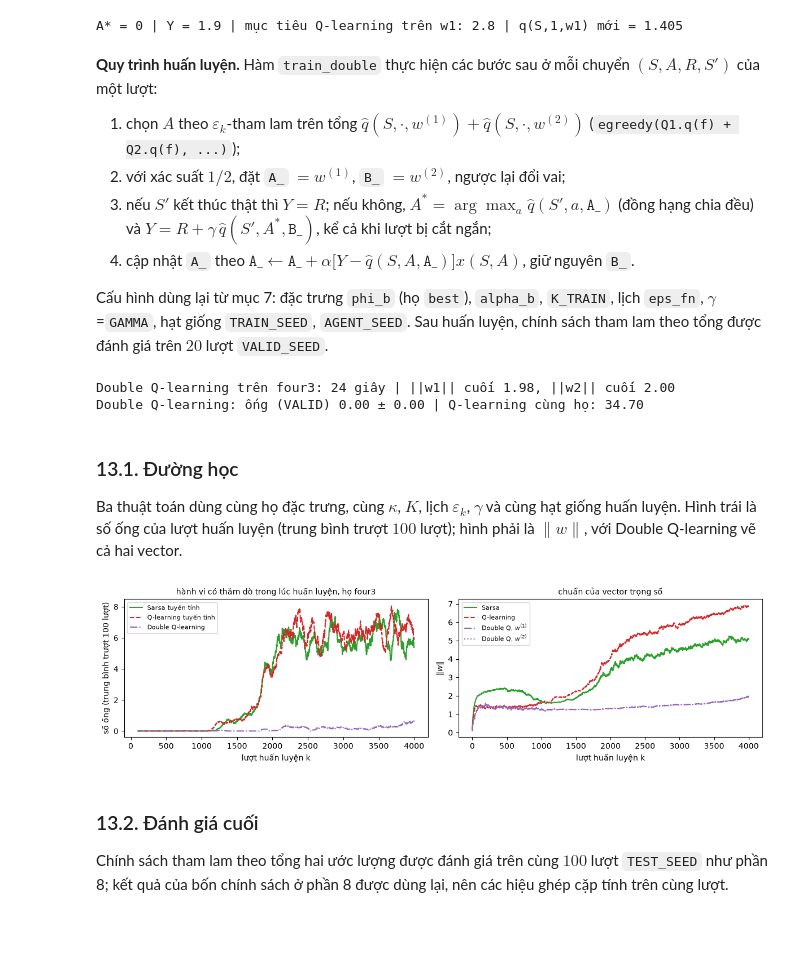
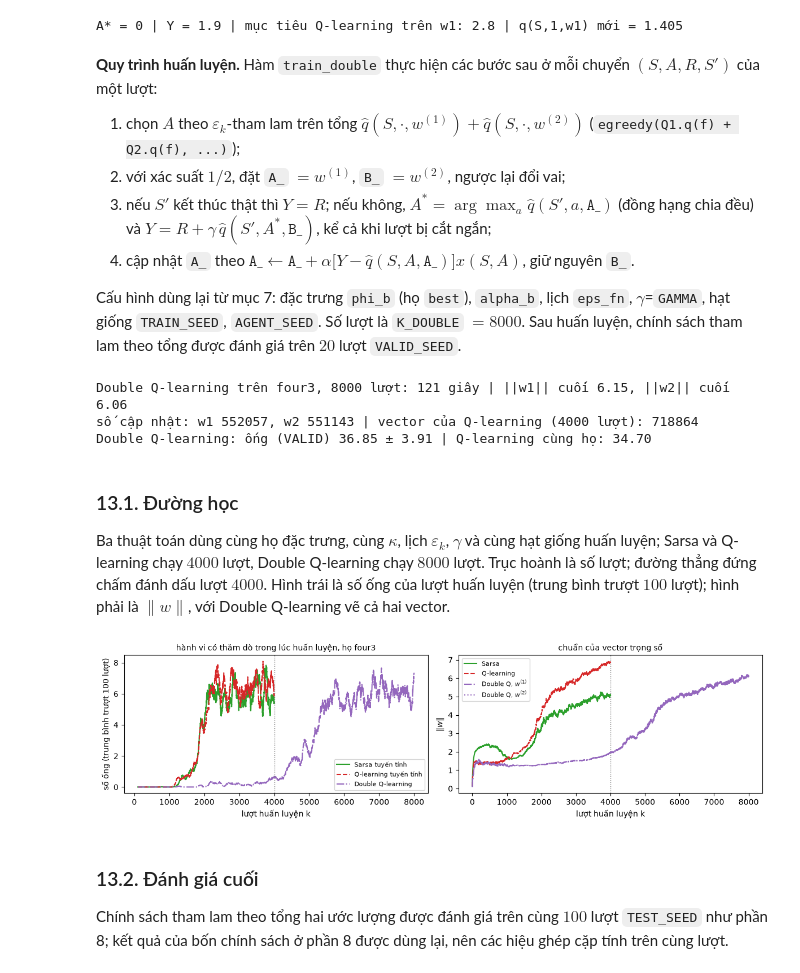
Before and after one commit to uet-iai-course/reinforcement-learning-planning, a Jupyter notebook: 2627-1/materials/lec-07/thuc-hanh-flappybird-dieu-khien-tuyen-tinh.ipynb, the cells around one changed output. Drawn from its saved outputs; the diff is of its cells as text; code cells hidden in the pictures; blank space fills up the shorter version.

```diff
--- a/2627-1/materials/lec-07/thuc-hanh-flappybird-dieu-khien-tuyen-tinh.ipynb
+++ b/2627-1/materials/lec-07/thuc-hanh-flappybird-dieu-khien-tuyen-tinh.ipynb
@@ -597,13 +597,13 @@ def linear_eps(k, eps_end=0.01, k_decay=1200):
 
 def train_linear(algo, phi, p, K, alpha, eps_fn, env_seed=TRAIN_SEED, agent_seed=AGENT_SEED, gamma=GAMMA):
     env_t = make_env(); Q = LinearQ(p); rng = np.random.default_rng(agent_seed)
-    log = dict(score=[], total=[], wnorm=[])
+    log = dict(score=[], total=[], wnorm=[], steps=[])
     for k in range(K):
         eps = eps_fn(k)
         o, _ = env_t.reset(seed=env_seed + k); f = phi(o); qv = Q.q(f)          # bước 1
-        a = egreedy(qv, eps, rng); R = 0.0
+        a = egreedy(qv, eps, rng); R = 0.0; n_steps = 0
         while True:
-            o2, r, term, trunc, info = env_t.step(a); R += r                     # bước 2
+            o2, r, term, trunc, info = env_t.step(a); R += r; n_steps += 1       # bước 2
             f2 = phi(o2); q2 = Q.q(f2)                                          # q_hat(S', ., w) trước cập nhật
             if term:
                 y = r; a2 = None
@@ -617,6 +617,7 @@ def train_linear(algo, phi, p, K, alpha, eps_fn, env_seed=TRAIN_SEED, agent_seed
             f = f2; qv = Q.q(f2)                                                # bước 4
             a = a2 if algo == "sarsa" else egreedy(qv, eps, rng)
         log["score"].append(info["score"]); log["total"].append(R); log["wnorm"].append(Q.norm())
+        log["steps"].append(n_steps)                                                 # số cập nhật trong lượt
     return Q, {k: np.array(v) for k, v in log.items()}
 
 
@@ -1132,7 +1133,7 @@ A* = 0 | Y = 1.9 | mục tiêu Q-learning trên w1: 2.8 | q(S,1,w1) mới = 1.40
 3. nếu $S'$ kết thúc thật thì $Y=R$; nếu không, $A^*=\arg\max_a\hat q(S',a,\texttt{A\_})$ (đồng hạng chia đều) và $Y=R+\gamma\,\hat q(S',A^*,\texttt{B\_})$, kể cả khi lượt bị cắt ngắn;
 4. cập nhật `A_` theo $\texttt{A\_}\leftarrow\texttt{A\_}+\alpha\big[Y-\hat q(S,A,\texttt{A\_})\big]x(S,A)$, giữ nguyên `B_`.
 
-Cấu hình dùng lại từ mục 7: đặc trưng `phi_b` (họ `best`), `alpha_b`, `K_TRAIN`, lịch `eps_fn`, $\gamma$=`GAMMA`, hạt giống `TRAIN_SEED`, `AGENT_SEED`. Sau huấn luyện, chính sách tham lam theo tổng được đánh giá trên $20$ lượt `VALID_SEED`.
+Cấu hình dùng lại từ mục 7: đặc trưng `phi_b` (họ `best`), `alpha_b`, lịch `eps_fn`, $\gamma$=`GAMMA`, hạt giống `TRAIN_SEED`, `AGENT_SEED`. Số lượt là `K_DOUBLE` $=8000$. Sau huấn luyện, chính sách tham lam theo tổng được đánh giá trên $20$ lượt `VALID_SEED`.
 # %%
 def argmax_ties(qv, rng):
     G = np.flatnonzero(qv == qv.max())
@@ -1142,7 +1143,7 @@ def argmax_ties(qv, rng):
 def train_double(phi, p, K, alpha, eps_fn, env_seed=TRAIN_SEED, agent_seed=AGENT_SEED, gamma=GAMMA):
     # Double Q-learning tuyến tính: cùng hạt giống huấn luyện và tác tử như train_linear ở mục 7
     env_t = make_env(); Q1, Q2 = LinearQ(p), LinearQ(p); rng = np.random.default_rng(agent_seed)
-    log = dict(score=[], total=[], wnorm1=[], wnorm2=[])
+    log = dict(score=[], total=[], wnorm1=[], wnorm2=[]); n_upd = [0, 0]      # số cập nhật của w1, w2
     for k in range(K):
         eps = eps_fn(k)
         o, _ = env_t.reset(seed=env_seed + k); f = phi(o); R_ep = 0.0
@@ -1157,50 +1158,58 @@ def train_double(phi, p, K, alpha, eps_fn, env_seed=TRAIN_SEED, agent_seed=AGENT
                 a_star = argmax_ties(A_.q(f2), rng)            # chọn hành động bằng A_
                 y = r + gamma * B_.q(f2)[a_star]                # đánh giá bằng B_
             A_.update(f, a, alpha * (y - A_.q(f)[a]))
+            n_upd[0 if A_ is Q1 else 1] += 1
             if term or trunc:
                 break
             f = f2
         log["score"].append(info["score"]); log["total"].append(R_ep)
         log["wnorm1"].append(Q1.norm()); log["wnorm2"].append(Q2.norm())
-    return Q1, Q2, {k: np.array(v) for k, v in log.items()}
+    out = {k: np.array(v) for k, v in log.items()}; out["n_upd"] = n_upd
+    return Q1, Q2, out
 
 
+K_DOUBLE = 8000                                           # gấp đôi K_TRAIN, theo yêu cầu (xem trên)
 t0 = time.time()
-Q1_d, Q2_d, log_d = train_double(phi_b, p_b, K_TRAIN, alpha_b, eps_fn)
-print(f"Double Q-learning trên {best}: {time.time() - t0:.0f} giây | ||w1|| cuối {log_d['wnorm1'][-1]:.2f}, "
+Q1_d, Q2_d, log_d = train_double(phi_b, p_b, K_DOUBLE, alpha_b, eps_fn)
+print(f"Double Q-learning trên {best}, {K_DOUBLE} lượt: {time.time() - t0:.0f} giây | ||w1|| cuối {log_d['wnorm1'][-1]:.2f}, "
       f"||w2|| cuối {log_d['wnorm2'][-1]:.2f}")
+print(f"số cập nhật: w1 {log_d['n_upd'][0]}, w2 {log_d['n_upd'][1]} | vector của Q-learning ({K_TRAIN} lượt): "
+      f"{compare[best]['log']['steps'].sum()}")
 pol_double = lambda o, rng: egreedy(Q1_d.q(phi_b(o)) + Q2_d.q(phi_b(o)), 0.0, rng)   # tham lam theo tổng
 res_dv = evaluate(env, pol_double, N_VALID, VALID_SEED)
 print(f"Double Q-learning: ống (VALID) {res_dv['score'].mean():.2f} ± {res_dv['score'].std(ddof=1) / np.sqrt(N_VALID):.2f} "
       f"| Q-learning cùng họ: {compare[best]['res']['score'].mean():.2f}")
 # %% [output]
-Double Q-learning trên four3: 24 giây | ||w1|| cuối 1.98, ||w2|| cuối 2.00
-Double Q-learning: ống (VALID) 0.00 ± 0.00 | Q-learning cùng họ: 34.70
+Double Q-learning trên four3, 8000 lượt: 121 giây | ||w1|| cuối 6.15, ||w2|| cuối 6.06
+số cập nhật: w1 552057, w2 551143 | vector của Q-learning (4000 lượt): 718864
+Double Q-learning: ống (VALID) 36.85 ± 3.91 | Q-learning cùng họ: 34.70
 # %% [markdown]
 ### 13.1. Đường học
 
-Ba thuật toán dùng cùng họ đặc trưng, cùng $\kappa$, $K$, lịch $\varepsilon_k$, $\gamma$ và cùng hạt giống huấn luyện. Hình trái là số ống của lượt huấn luyện (trung bình trượt $100$ lượt); hình phải là $\lVert w\rVert$, với Double Q-learning vẽ cả hai vector.
+Ba thuật toán dùng cùng họ đặc trưng, cùng $\kappa$, lịch $\varepsilon_k$, $\gamma$ và cùng hạt giống huấn luyện; Sarsa và Q-learning chạy $4000$ lượt, Double Q-learning chạy $8000$ lượt. Trục hoành là số lượt; đường thẳng đứng chấm đánh dấu lượt $4000$. Hình trái là số ống của lượt huấn luyện (trung bình trượt $100$ lượt); hình phải là $\lVert w\rVert$, với Double Q-learning vẽ cả hai vector.
 # %%
 fig, axes = plt.subplots(1, 2, figsize=(12, 3.4))
 # trái: số ống của lượt huấn luyện (hành vi có thăm dò), trung bình trượt 100 lượt
 # phải: chuẩn vector trọng số theo lượt; Double Q vẽ riêng w1 và w2
 curves = {"Sarsa tuyến tính": (log_sarsa["score"], ("tab:green", "-")),
           "Q-learning tuyến tính": (compare[best]["log"]["score"], ("tab:red", "--")),
           "Double Q-learning": (log_d["score"], ("tab:purple", "-."))}
 for name, (sc, (col, ls)) in curves.items():
-    axes[0].plot(np.arange(100, K_TRAIN + 1), np.convolve(sc, np.ones(100) / 100, mode="valid"), color=col, ls=ls, label=name)
+    axes[0].plot(np.arange(100, len(sc) + 1), np.convolve(sc, np.ones(100) / 100, mode="valid"), color=col, ls=ls, label=name)
+for ax in axes:
+    ax.axvline(K_TRAIN, color="0.5", ls=":", lw=1)                     # lượt 4000: hết ngân sách của Sarsa, Q-learning
 axes[1].plot(log_sarsa["wnorm"], color="tab:green", ls="-", label="Sarsa")
 axes[1].plot(compare[best]["log"]["wnorm"], color="tab:red", ls="--", label="Q-learning")
 axes[1].plot(log_d["wnorm1"], color="tab:purple", ls="-.", label="Double Q, $w^{(1)}$")
 axes[1].plot(log_d["wnorm2"], color="tab:purple", ls=":", label="Double Q, $w^{(2)}$")
 axes[0].set_xlabel("lượt huấn luyện k"); axes[0].set_ylabel("số ống (trung bình trượt 100 lượt)")
 axes[0].set_title(f"hành vi có thăm dò trong lúc huấn luyện, họ {best}", fontsize=10)
 axes[1].set_xlabel("lượt huấn luyện k"); axes[1].set_ylabel(r"$\|w\|$"); axes[1].set_title("chuẩn của vector trọng số", fontsize=10)
 for ax in axes:
     ax.legend(fontsize=8)
 fig.tight_layout(); plt.show()
 # %% [output]
-[figure, old version]
+[figure, new version]
 # %% [markdown]
 ### 13.2. Đánh giá cuối
 
```
Also changed, not shown: parts of 12 cells of this notebook, 1 other file.
